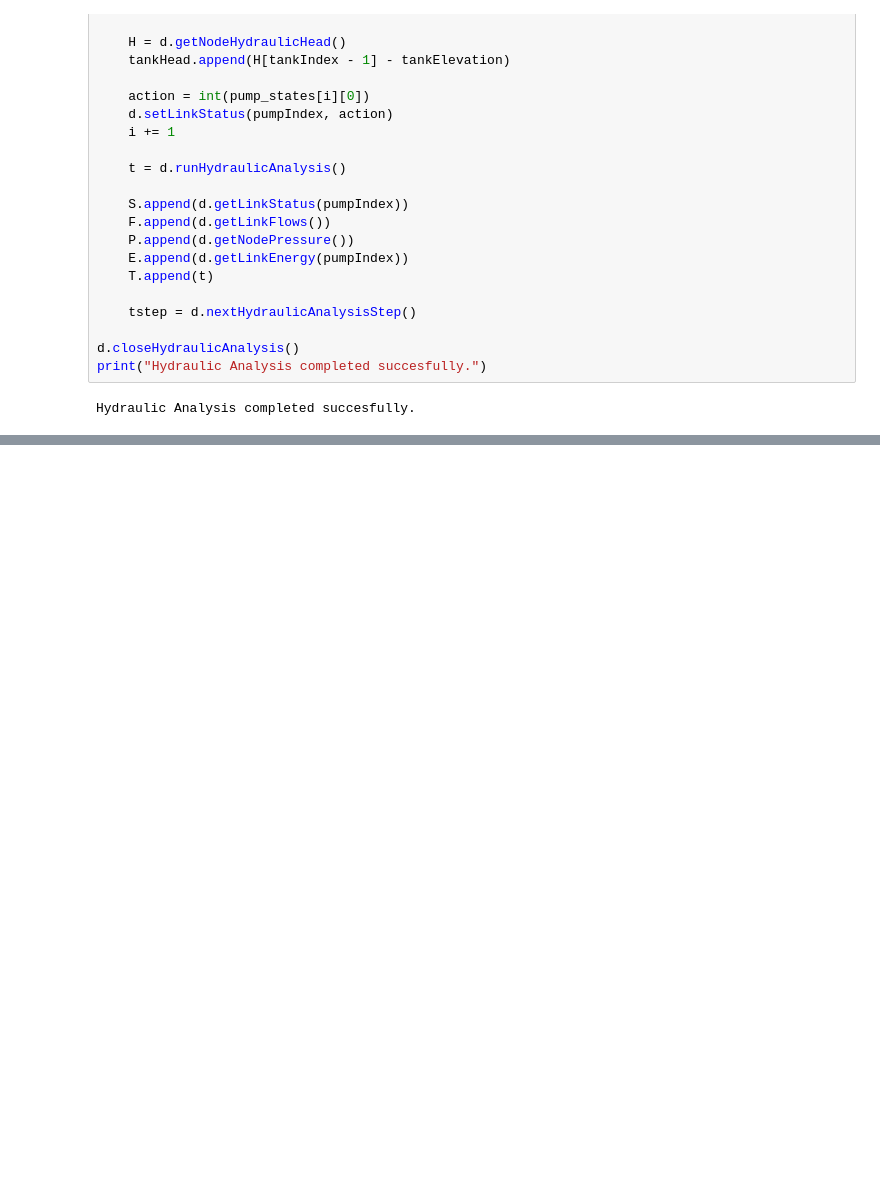
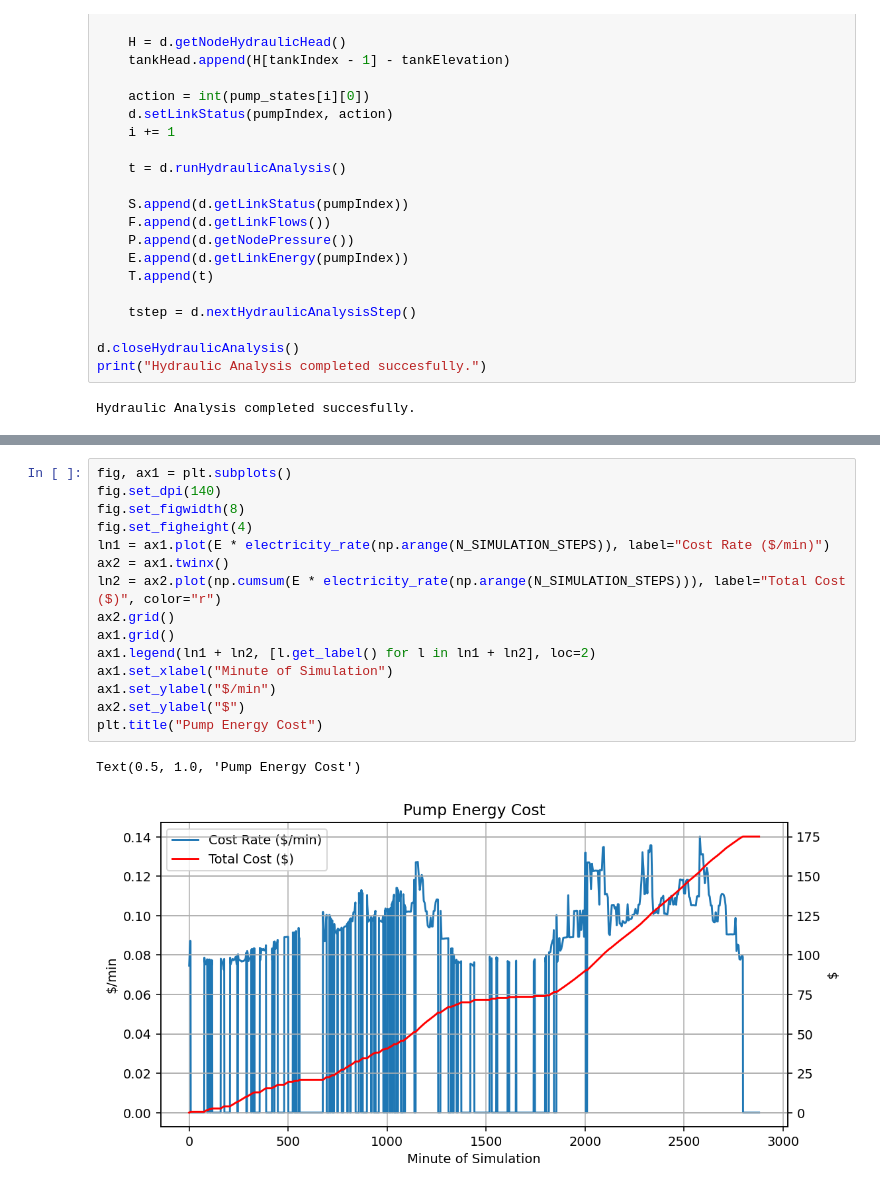
Before and after one commit to maxdumas/engineering-smart-cities-final-project, a Jupyter notebook: notebooks/simulate_epanet.ipynb, the cells around one changed output, grey strips where cells are left out. Saved outputs shown, nothing was run; the diff lists cells and outputs as text; blank space fills up the shorter version.

```diff
--- a/notebooks/simulate_epanet.ipynb
+++ b/notebooks/simulate_epanet.ipynb
@@ -103,0 +90,18 @@ d.plot_ts(Y=tankHead, title='Tank Head', marker=False)
+# %%
+fig, ax1 = plt.subplots()
+fig.set_dpi(140)
+fig.set_figwidth(8)
+fig.set_figheight(4)
+ln1 = ax1.plot(E * electricity_rate(np.arange(N_SIMULATION_STEPS)), label="Cost Rate ($/min)")
+ax2 = ax1.twinx()
+ln2 = ax2.plot(np.cumsum(E * electricity_rate(np.arange(N_SIMULATION_STEPS))), label="Total Cost ($)", color="r")
+ax2.grid()
+ax1.grid()
+ax1.legend(ln1 + ln2, [l.get_label() for l in ln1 + ln2], loc=2)
+ax1.set_xlabel("Minute of Simulation")
+ax1.set_ylabel("$/min")
+ax2.set_ylabel("$")
+plt.title("Pump Energy Cost")
+# %% [output]
+Text(0.5, 1.0, 'Pump Energy Cost')
+[figure, added]
```
Also changed, not shown: parts of 10 cells of this notebook.
